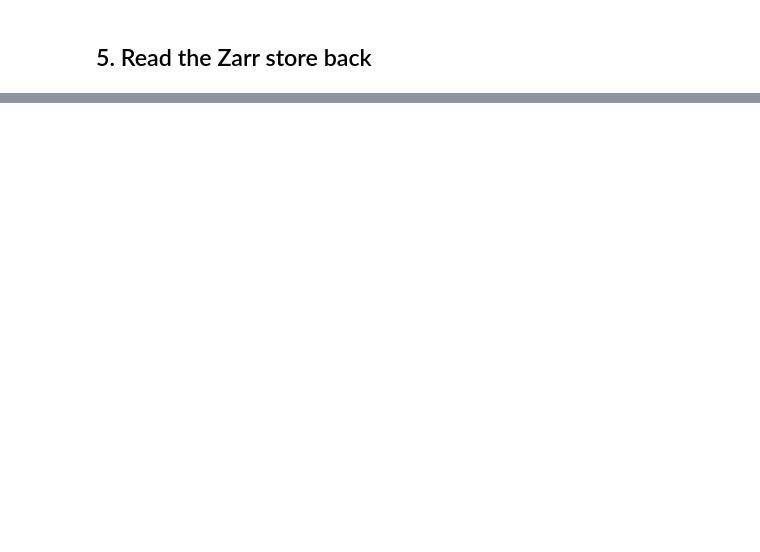
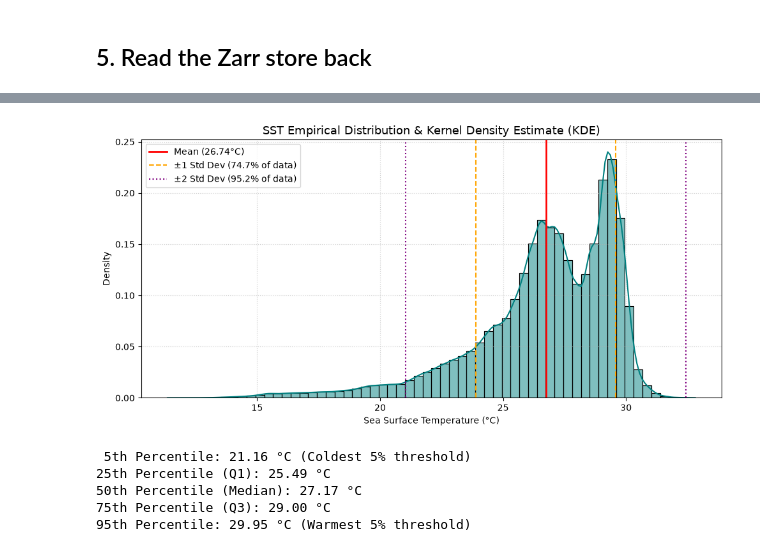
Before and after one commit to AidanJanney/analog-forecasting-ai4ocean2026, a Jupyter notebook: download_glorys.ipynb, the cells around one changed output, grey strips where cells are left out. Cells and saved outputs as stored; diff of their text form; code cells hidden in the pictures; blank space fills up the shorter version.

```diff
--- a/download_glorys.ipynb
+++ b/download_glorys.ipynb
@@ -207,0 +414,40 @@ ds_zarr
+# %%
+import matplotlib.pyplot as plt
+import seaborn as sns
+
+plt.figure(figsize=(10, 5))
+
+# Plot histogram with KDE curve
+sns.histplot(flat_data, bins=60, kde=True, color="teal", stat="density", alpha=0.5)
+
+# Add Mean and Standard Deviation boundary lines
+plt.axvline(mean_val, color="red", linestyle="-", linewidth=2, label=f"Mean ({mean_val:.2f}°C)")
+plt.axvline(bounds_1std[0], color="orange", linestyle="--", label=f"±1 Std Dev ({pct_1std:.1f}% of data)")
+plt.axvline(bounds_1std[1], color="orange", linestyle="--")
+plt.axvline(bounds_2std[0], color="purple", linestyle=":", label=f"±2 Std Dev ({pct_2std:.1f}% of data)")
+plt.axvline(bounds_2std[1], color="purple", linestyle=":")
+
+plt.title("SST Empirical Distribution & Kernel Density Estimate (KDE)", fontsize=13)
+plt.xlabel("Sea Surface Temperature (°C)")
+plt.ylabel("Density")
+plt.legend()
+plt.grid(True, linestyle=":", alpha=0.6)
+plt.tight_layout()
+plt.show()
+# %% [output]
+[figure, added]
+# %%
+# Compute key percentiles
+quantiles = np.percentile(flat_data, [5, 25, 50, 75, 95])
+
+print(f" 5th Percentile: {quantiles[0]:.2f} °C (Coldest 5% threshold)")
+print(f"25th Percentile (Q1): {quantiles[1]:.2f} °C")
+print(f"50th Percentile (Median): {quantiles[2]:.2f} °C")
+print(f"75th Percentile (Q3): {quantiles[3]:.2f} °C")
+print(f"95th Percentile: {quantiles[4]:.2f} °C (Warmest 5% threshold)")
+# %% [output]
+ 5th Percentile: 21.16 °C (Coldest 5% threshold)
+25th Percentile (Q1): 25.49 °C
+50th Percentile (Median): 27.17 °C
+75th Percentile (Q3): 29.00 °C
+95th Percentile: 29.95 °C (Warmest 5% threshold)
```
Also changed, not shown: parts of 15 cells of this notebook.
